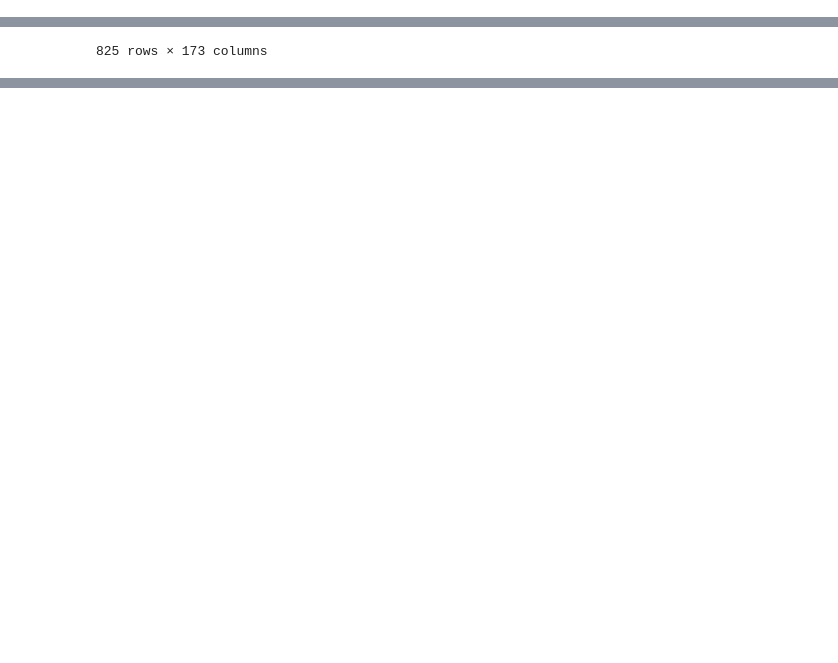
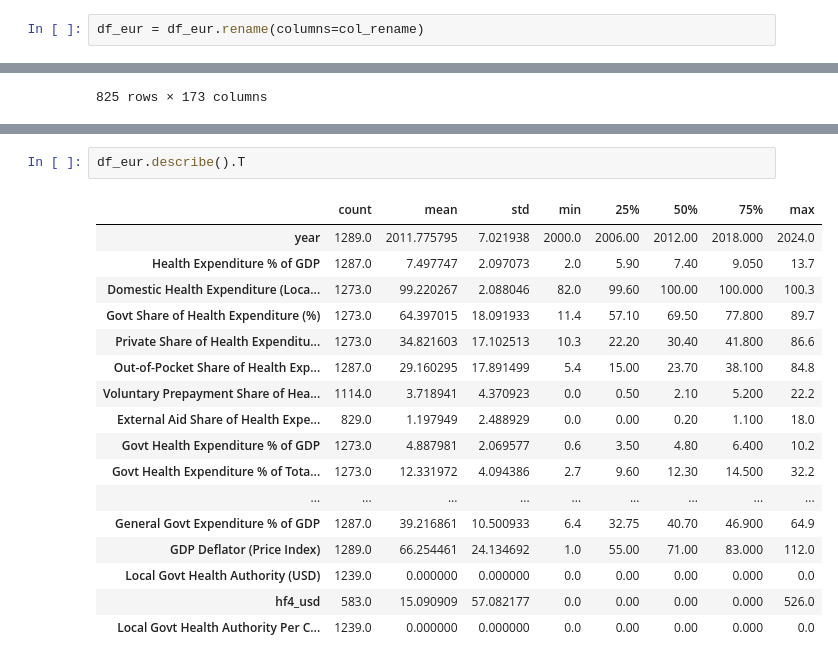
Before and after one commit to Anvith11/Healthcare_DSDG, a Jupyter notebook: eda.ipynb, the cells around one changed output, grey strips where cells are left out. Saved outputs shown, nothing was run; the diff lists cells and outputs as text; blank space fills up the shorter version.

```diff
--- a/eda.ipynb
+++ b/eda.ipynb
@@ -308,0 +327,2 @@ df_amr= df_amr.rename(columns=col_rename)
+# %%
+df_eur = df_eur.rename(columns=col_rename)
@@ -324,0 +574,20 @@ df_amr
+# %%
+df_eur.describe().T
+# %% [output]
+|  | count | mean | std | min | 25% | 50% | 75% | max |
+| year | 1289.0 | 2011.775795 | 7.021938 | 2000.0 | 2006.00 | 2012.00 | 2018.000 | 2024.0 |
+| Health Expenditure % of GDP | 1287.0 | 7.497747 | 2.097073 | 2.0 | 5.90 | 7.40 | 9.050 | 13.7 |
+| Domestic Health Expenditure (Loca... | 1273.0 | 99.220267 | 2.088046 | 82.0 | 99.60 | 100.00 | 100.000 | 100.3 |
+| Govt Share of Health Expenditure (%) | 1273.0 | 64.397015 | 18.091933 | 11.4 | 57.10 | 69.50 | 77.800 | 89.7 |
+| Private Share of Health Expenditu... | 1273.0 | 34.821603 | 17.102513 | 10.3 | 22.20 | 30.40 | 41.800 | 86.6 |
+| Out-of-Pocket Share of Health Exp... | 1287.0 | 29.160295 | 17.891499 | 5.4 | 15.00 | 23.70 | 38.100 | 84.8 |
+| Voluntary Prepayment Share of Hea... | 1114.0 | 3.718941 | 4.370923 | 0.0 | 0.50 | 2.10 | 5.200 | 22.2 |
+| External Aid Share of Health Expe... | 829.0 | 1.197949 | 2.488929 | 0.0 | 0.00 | 0.20 | 1.100 | 18.0 |
+| Govt Health Expenditure % of GDP | 1273.0 | 4.887981 | 2.069577 | 0.6 | 3.50 | 4.80 | 6.400 | 10.2 |
+| Govt Health Expenditure % of Tota... | 1273.0 | 12.331972 | 4.094386 | 2.7 | 9.60 | 12.30 | 14.500 | 32.2 |
+| ... | ... | ... | ... | ... | ... | ... | ... | ... |
+| General Govt Expenditure % of GDP | 1287.0 | 39.216861 | 10.500933 | 6.4 | 32.75 | 40.70 | 46.900 | 64.9 |
+| GDP Deflator (Price Index) | 1289.0 | 66.254461 | 24.134692 | 1.0 | 55.00 | 71.00 | 83.000 | 112.0 |
+| Local Govt Health Authority (USD) | 1239.0 | 0.000000 | 0.000000 | 0.0 | 0.00 | 0.00 | 0.000 | 0.0 |
+| hf4_usd | 583.0 | 15.090909 | 57.082177 | 0.0 | 0.00 | 0.00 | 0.000 | 526.0 |
+| Local Govt Health Authority Per C... | 1239.0 | 0.000000 | 0.000000 | 0.0 | 0.00 | 0.00 | 0.000 | 0.0 |
```
Also changed, not shown: parts of 51 cells of this notebook.
